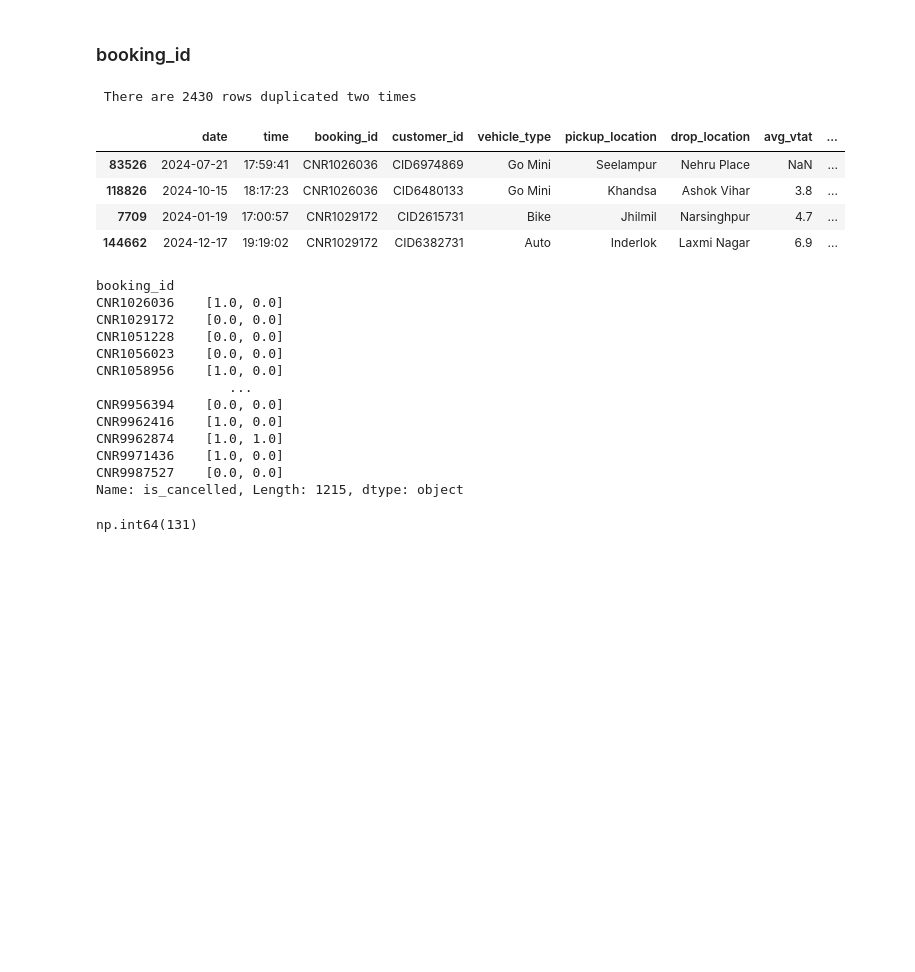
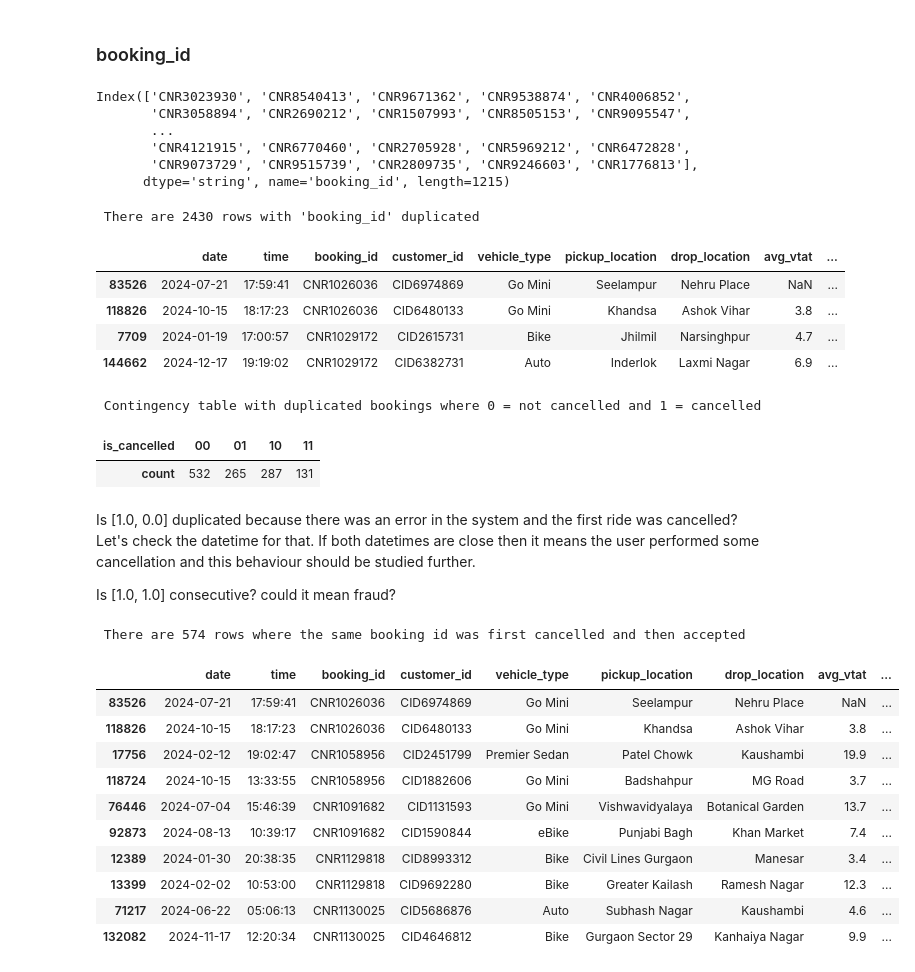
Before and after one commit to amaldu/uber-ride-cancellation-prediction, a Jupyter notebook: uber-analysis/notebooks/05_bivar_eda.ipynb, the cells around one changed output. Cells and saved outputs as stored; diff of their text form; code cells hidden in the pictures; blank space fills up the shorter version.

Commit message:
update: added analysis of duplicated and triplicated booking_id to 05_bivar_eda notebook

```diff
--- a/uber-analysis/notebooks/05_bivar_eda.ipynb
+++ b/uber-analysis/notebooks/05_bivar_eda.ipynb
@@ -95,14 +95,23 @@ Booking volume per hour shows that clear daily pattern where morning and afterno
 # %%
 # let's check the behaviour of cancellations within duplicated booking_id rows.
 # How many cancellations happen because there was a mistake in the platform? (same )
+# %%
+counts_bookings = data["booking_id"].value_counts()
+ids_duplicated_twice = counts_bookings[counts_bookings == 2].index
+ids_duplicated_twice
+# %% [output]
+Index(['CNR3023930', 'CNR8540413', 'CNR9671362', 'CNR9538874', 'CNR4006852',
+       'CNR3058894', 'CNR2690212', 'CNR1507993', 'CNR8505153', 'CNR9095547',
+       ...
+       'CNR4121915', 'CNR6770460', 'CNR2705928', 'CNR5969212', 'CNR6472828',
+       'CNR9073729', 'CNR9515739', 'CNR2809735', 'CNR9246603', 'CNR1776813'],
+      dtype='string', name='booking_id', length=1215)
 # %%
-counts_bookings = data["booking_id"].value_counts()
-ids_duplicated_twice = counts_bookings[counts_bookings == 2].index
-duplicates_twice = data[data["booking_id"].isin(ids_duplicated_twice)].sort_values(["booking_id", "date", "time"])
-print(f" There are {len(duplicates_twice)} rows duplicated two times")
+duplicates_twice = data[data["booking_id"].isin(ids_duplicated_twice)].sort_values(["booking_id", "datetime"])
+print(f" There are {len(duplicates_twice)} rows with 'booking_id' duplicated")
 duplicates_twice.head(4)
 # %% [output]
- There are 2430 rows duplicated two times
+ There are 2430 rows with 'booking_id' duplicated
 |  | date | time | booking_id | customer_id | vehicle_type | pickup_location | drop_location | avg_vtat | ... |
 | 83526 | 2024-07-21 | 17:59:41 | CNR1026036 | CID6974869 | Go Mini | Seelampur | Nehru Place | NaN | ... |
 | 118826 | 2024-10-15 | 18:17:23 | CNR1026036 | CID6480133 | Go Mini | Khandsa | Ashok Vihar | 3.8 | ... |
@@ -110,25 +119,46 @@ duplicates_twice.head(4)
 | 144662 | 2024-12-17 | 19:19:02 | CNR1029172 | CID6382731 | Auto | Inderlok | Laxmi Nagar | 6.9 | ... |
 # %%
 cancel_summary = (duplicates_twice.groupby("booking_id")["is_cancelled"].agg(list))
-cancel_summary
+
+cancel_df = pd.DataFrame(cancel_summary.tolist(), index=cancel_summary.index, columns=["first_is_cancelled", "second_is_cancelled"])
+transition = cancel_summary.apply(
+    lambda x: f"{int(x[0])}{int(x[1])}"
+)
+
+# 4. One-row contingency table
+contingency_1row = (
+    transition
+    .value_counts()
+    .reindex(["00", "01", "10", "11"], fill_value=0)
+    .to_frame()
+    .T
+)
+print(f" Contingency table with duplicated bookings where 0 = not cancelled and 1 = cancelled")
+contingency_1row
 # %% [output]
-booking_id
-CNR1026036    [1.0, 0.0]
-CNR1029172    [0.0, 0.0]
-CNR1051228    [0.0, 0.0]
-CNR1056023    [0.0, 0.0]
-CNR1058956    [1.0, 0.0]
-                 ...
-CNR9956394    [0.0, 0.0]
-CNR9962416    [1.0, 0.0]
-CNR9962874    [1.0, 1.0]
-CNR9971436    [1.0, 0.0]
-CNR9987527    [0.0, 0.0]
-Name: is_cancelled, Length: 1215, dtype: object
+ Contingency table with duplicated bookings where 0 = not cancelled and 1 = cancelled
+| is_cancelled | 00 | 01 | 10 | 11 |
+| count | 532 | 265 | 287 | 131 |
-# %%
-both_cancelled = cancel_summary.apply(lambda x: x.count(1) == 2).sum()
-both_cancelled
-# %% [output]
-np.int64(131)
+# %% [markdown]
+Is [1.0, 0.0] duplicated because there was an error in the system and the first ride was cancelled? Let's check the datetime for that. If both datetimes are close then it means the user performed some cancellation and this behaviour should be studied further.
+
+Is [1.0, 1.0] consecutive? could it mean fraud?
 # %%
-one_cancelled = cancel_summary.apply(lambda x: x.count(1) == 1).sum()
+first_cancelled_second_no = cancel_summary[cancel_summary.apply(lambda x: x == [1, 0])]
+first_cancelled_second_no_rows = duplicates_twice[duplicates_twice["booking_id"].isin(first_cancelled_second_no.index)].sort_values(["booking_id", "datetime"])
+print(f" There are {len(first_cancelled_second_no_rows)} rows where the same booking id was first cancelled and then accepted")
+
+first_cancelled_second_no_rows.head(10)
+# %% [output]
+ There are 574 rows where the same booking id was first cancelled and then accepted
+|  | date | time | booking_id | customer_id | vehicle_type | pickup_location | drop_location | avg_vtat | ... |
+| 83526 | 2024-07-21 | 17:59:41 | CNR1026036 | CID6974869 | Go Mini | Seelampur | Nehru Place | NaN | ... |
+| 118826 | 2024-10-15 | 18:17:23 | CNR1026036 | CID6480133 | Go Mini | Khandsa | Ashok Vihar | 3.8 | ... |
+| 17756 | 2024-02-12 | 19:02:47 | CNR1058956 | CID2451799 | Premier Sedan | Patel Chowk | Kaushambi | 19.9 | ... |
+| 118724 | 2024-10-15 | 13:33:55 | CNR1058956 | CID1882606 | Go Mini | Badshahpur | MG Road | 3.7 | ... |
+| 76446 | 2024-07-04 | 15:46:39 | CNR1091682 | CID1131593 | Go Mini | Vishwavidyalaya | Botanical Garden | 13.7 | ... |
+| 92873 | 2024-08-13 | 10:39:17 | CNR1091682 | CID1590844 | eBike | Punjabi Bagh | Khan Market | 7.4 | ... |
+| 12389 | 2024-01-30 | 20:38:35 | CNR1129818 | CID8993312 | Bike | Civil Lines Gurgaon | Manesar | 3.4 | ... |
+| 13399 | 2024-02-02 | 10:53:00 | CNR1129818 | CID9692280 | Bike | Greater Kailash | Ramesh Nagar | 12.3 | ... |
+| 71217 | 2024-06-22 | 05:06:13 | CNR1130025 | CID5686876 | Auto | Subhash Nagar | Kaushambi | 4.6 | ... |
+| 132082 | 2024-11-17 | 12:20:34 | CNR1130025 | CID4646812 | Bike | Gurgaon Sector 29 | Kanhaiya Nagar | 9.9 | ... |
```
Also changed, not shown: parts of 8 cells of this notebook, 1 other file.
